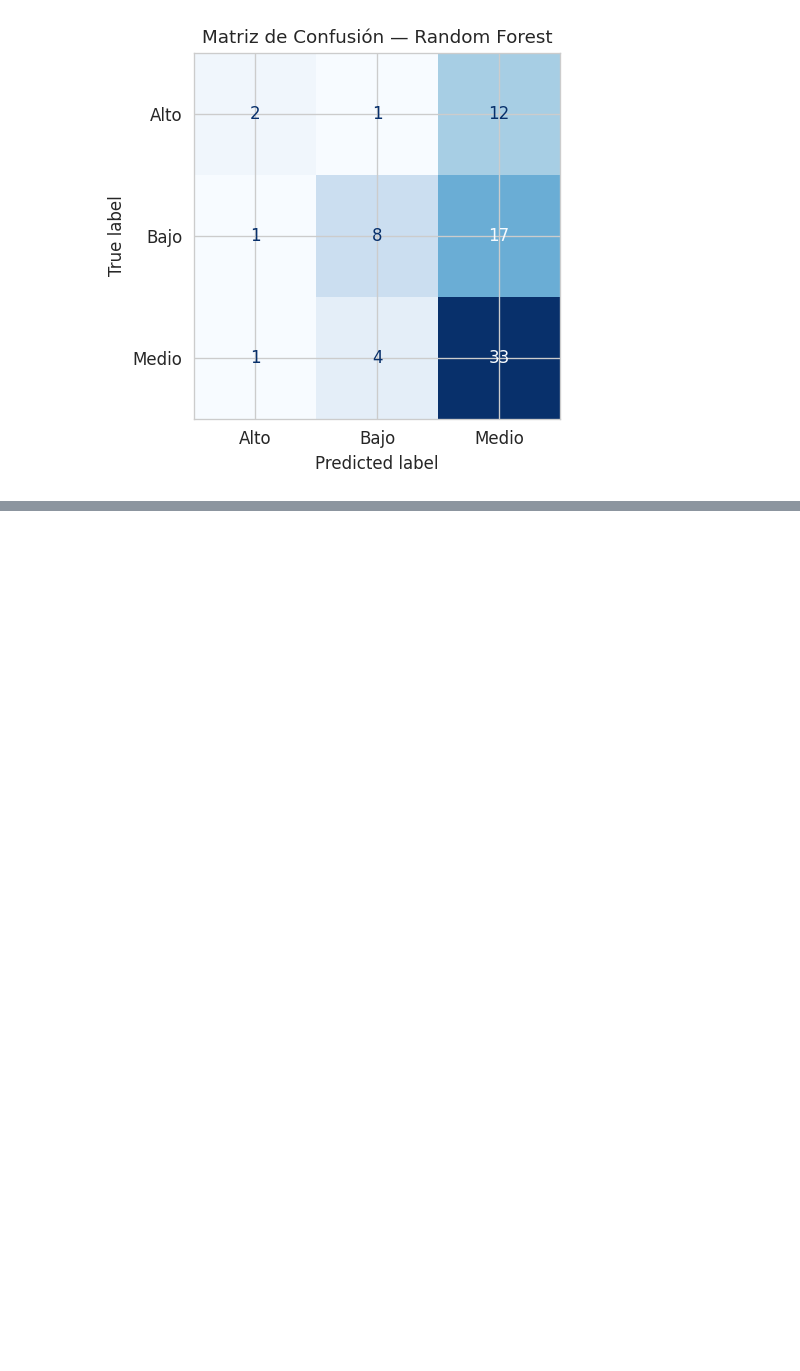
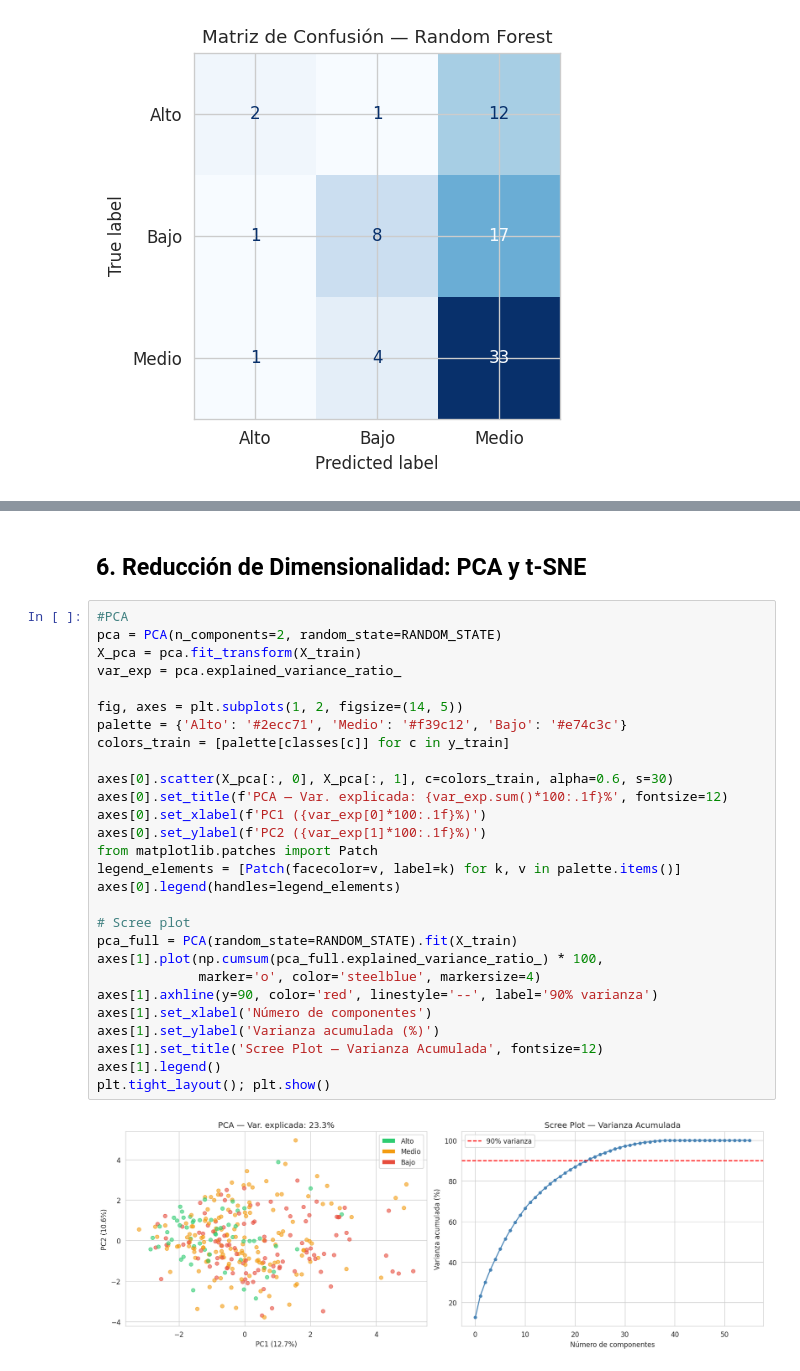
Before and after one commit to hdflorez/Entrega_4, a Jupyter notebook: Ej1_Student_Grade_Prediction.ipynb, the cells around one changed output, grey strips where cells are left out. Saved outputs shown, nothing was run; the diff lists cells and outputs as text; blank space fills up the shorter version.

```diff
--- a/Ej1_Student_Grade_Prediction.ipynb
+++ b/Ej1_Student_Grade_Prediction.ipynb
@@ -499,0 +532,32 @@ weighted avg       0.55      0.54      0.49        79
+# %% [markdown]
+## 6. Reducción de Dimensionalidad: PCA y t-SNE
+# %%
+#PCA
+pca = PCA(n_components=2, random_state=RANDOM_STATE)
+X_pca = pca.fit_transform(X_train)
+var_exp = pca.explained_variance_ratio_
+
+fig, axes = plt.subplots(1, 2, figsize=(14, 5))
+palette = {'Alto': '#2ecc71', 'Medio': '#f39c12', 'Bajo': '#e74c3c'}
+colors_train = [palette[classes[c]] for c in y_train]
+
+axes[0].scatter(X_pca[:, 0], X_pca[:, 1], c=colors_train, alpha=0.6, s=30)
+axes[0].set_title(f'PCA — Var. explicada: {var_exp.sum()*100:.1f}%', fontsize=12)
+axes[0].set_xlabel(f'PC1 ({var_exp[0]*100:.1f}%)')
+axes[0].set_ylabel(f'PC2 ({var_exp[1]*100:.1f}%)')
+from matplotlib.patches import Patch
+legend_elements = [Patch(facecolor=v, label=k) for k, v in palette.items()]
+axes[0].legend(handles=legend_elements)
+
+# Scree plot
+pca_full = PCA(random_state=RANDOM_STATE).fit(X_train)
+axes[1].plot(np.cumsum(pca_full.explained_variance_ratio_) * 100,
+             marker='o', color='steelblue', markersize=4)
+axes[1].axhline(y=90, color='red', linestyle='--', label='90% varianza')
+axes[1].set_xlabel('Número de componentes')
+axes[1].set_ylabel('Varianza acumulada (%)')
+axes[1].set_title('Scree Plot — Varianza Acumulada', fontsize=12)
+axes[1].legend()
+plt.tight_layout(); plt.show()
+# %% [output]
+[figure, added]
```
Also changed, not shown: parts of 7 cells of this notebook.
